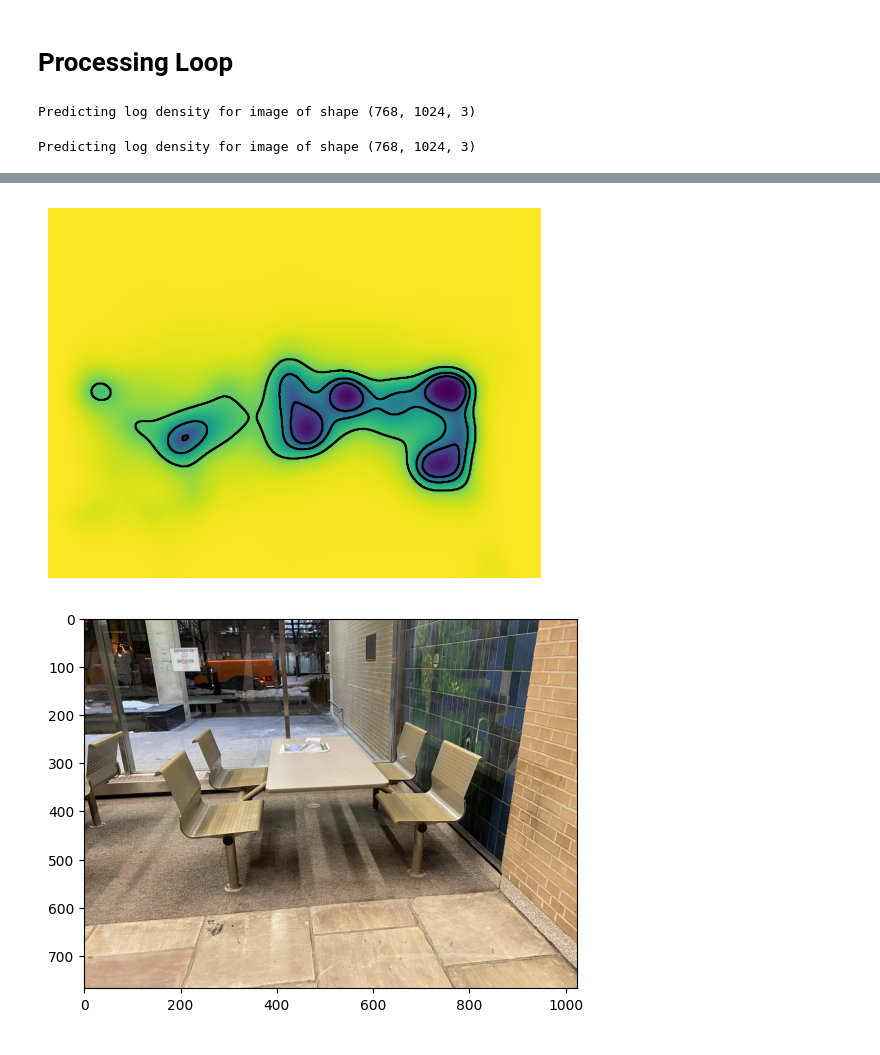
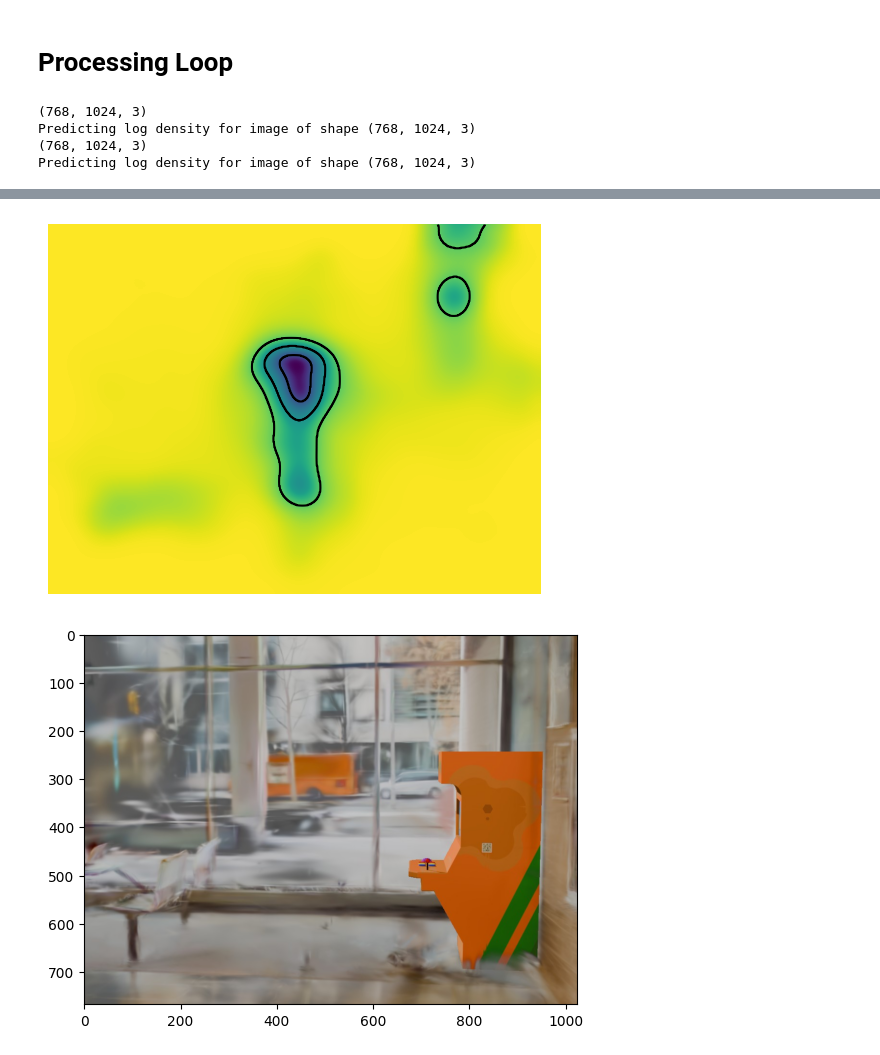
Before and after one commit to nic-cheng/DeepGaze, a Jupyter notebook: measures-of-success/process.ipynb, the cells around one changed output, grey strips where cells are left out. Drawn from its saved outputs; the diff is of its cells as text; code cells hidden in the pictures.

```diff
--- a/measures-of-success/process.ipynb
+++ b/measures-of-success/process.ipynb
@@ -76,15 +76,18 @@ from pathlib import Path
 from IPython.display import clear_output
 
 INPUT_PATH = 'inputs'
-input_batch_size = len(list(Path(INPUT_PATH).iterdir()))
+input_batch_size = len(list(Path(INPUT_PATH).iterdir())) // 2
 
 OUTPUT_PATH = 'outputs'
 
 for i in range(input_batch_size):
-    file_path = os.path.join(INPUT_PATH, f'test_{i}.jpg')
+    composite_path = os.path.join(INPUT_PATH, f'render{i:04d}_composite.jpg')
+    color_path = os.path.join(INPUT_PATH, f'render{i:04d}_color.jpg')
 
-    if os.path.exists(file_path):
-        image = np.array(Image.open(file_path))
+    if os.path.exists(composite_path):
+        image = np.array(Image.open(composite_path))
+
+        print(image.shape)
 
         # Make sure image is RGB (not RGBA)
         if image.shape[2] == 4:
@@ -97,16 +100,18 @@ for i in range(input_batch_size):
         log_density_np = log_density_prediction.detach().cpu().numpy()[0]
         prob_density = np.exp(log_density_np)
 
-        prob_path = os.path.join(OUTPUT_PATH, f'probabilities/prob_{i}.npy')
+        prob_path = os.path.join(OUTPUT_PATH, f'probabilities/prob_{i:04d}.npy')
         os.makedirs(os.path.dirname(prob_path), exist_ok=True)
         np.save(prob_path, prob_density)
 
         # Save heatmaps
-        log_path = os.path.join(OUTPUT_PATH, f'log-density/log_{i}.png')
-        heatmap_path = os.path.join(OUTPUT_PATH, f'heatmaps/heat_{i}.png')
+        log_path = os.path.join(OUTPUT_PATH, f'log-density/log_{i:04d}.png')
+        heatmap_path = os.path.join(OUTPUT_PATH, f'heatmaps/heat_{i:04d}.png')
         visualize_prediction(image, log_density_prediction, log_path, heatmap_path)
     else:
-        print(f"Error: The file '{file_path}' was not found.")
+        print(f"Error: The file '{composite_path}' was not found.")
 # %% [output]
+(768, 1024, 3)
 Predicting log density for image of shape (768, 1024, 3)
+(768, 1024, 3)
+Predicting log density for image of shape (768, 1024, 3)
-Predicting log density for image of shape (768, 1024, 3)
@@ -115,2 +120,2 @@ Predicting log density for image of shape (768, 1024, 3)
-[figure, old version]
+[figure, new version]
-[figure, old version]
+[figure, new version]
```
Also changed, not shown: parts of 3 cells of this notebook, 21 other files.
